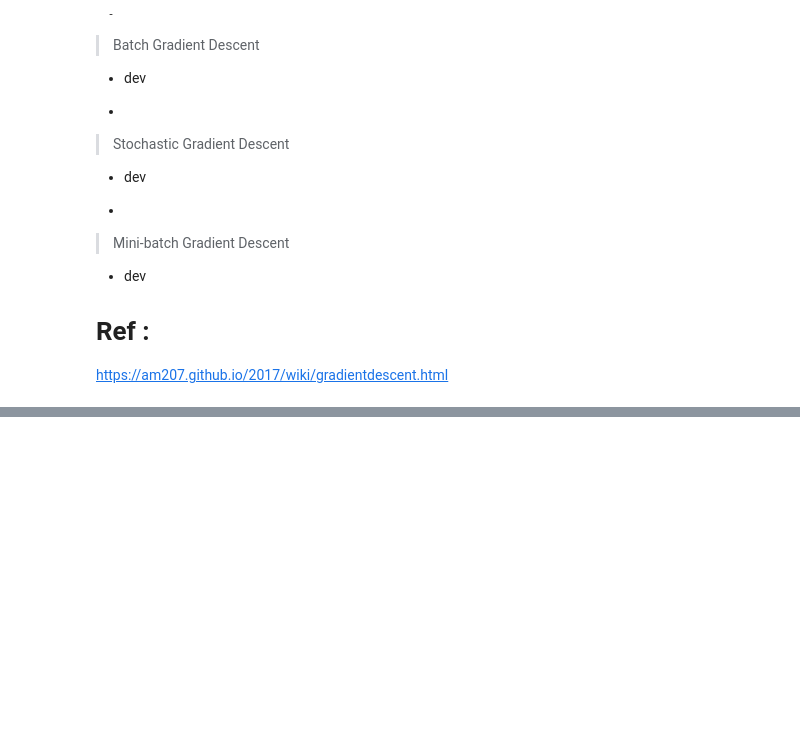
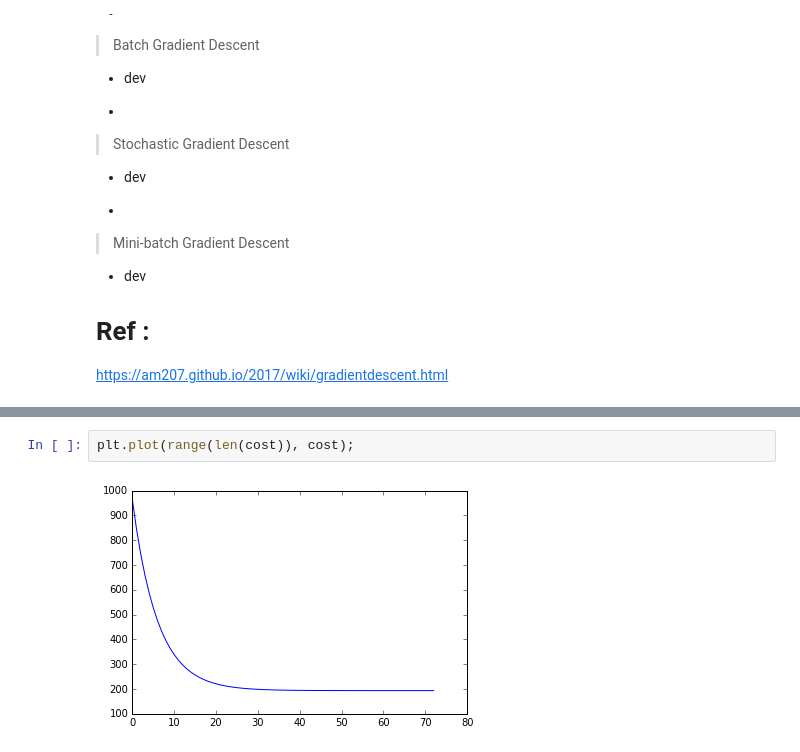
Before and after one commit to yennanliu/analysis, a Jupyter notebook: ML_/ML_Basic_Gradian_Decent.ipynb, the cells around one changed output, grey strips where cells are left out. Drawn from its saved outputs; the diff is of its cells as text; blank space fills up the shorter version.

```diff
--- a/ML_/ML_Basic_Gradian_Decent.ipynb
+++ b/ML_/ML_Basic_Gradian_Decent.ipynb
@@ -74,0 +177,4 @@ Populating the interactive namespace from numpy and matplotlib
+# %%
+plt.plot(range(len(cost)), cost);
+# %% [output]
+[figure, added]
```
Also changed, not shown: parts of 11 cells of this notebook.
